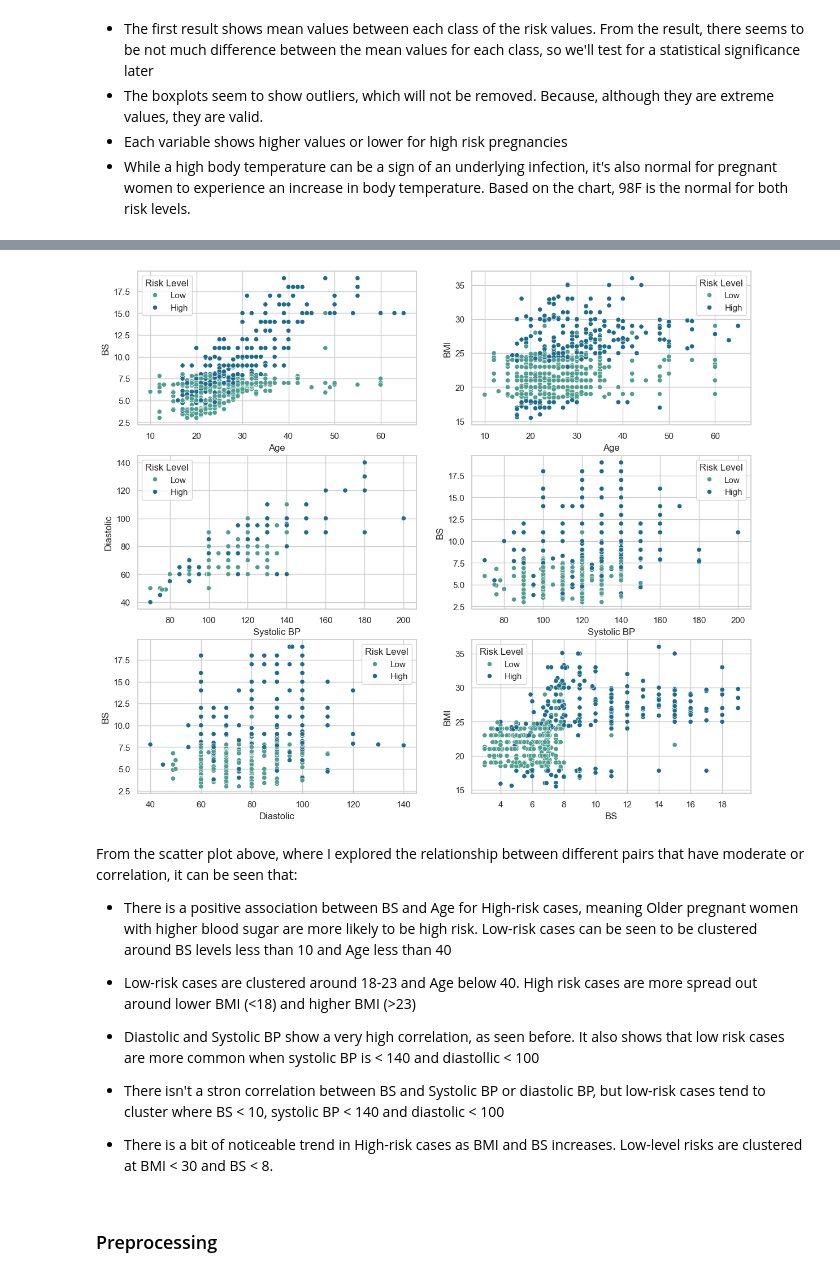
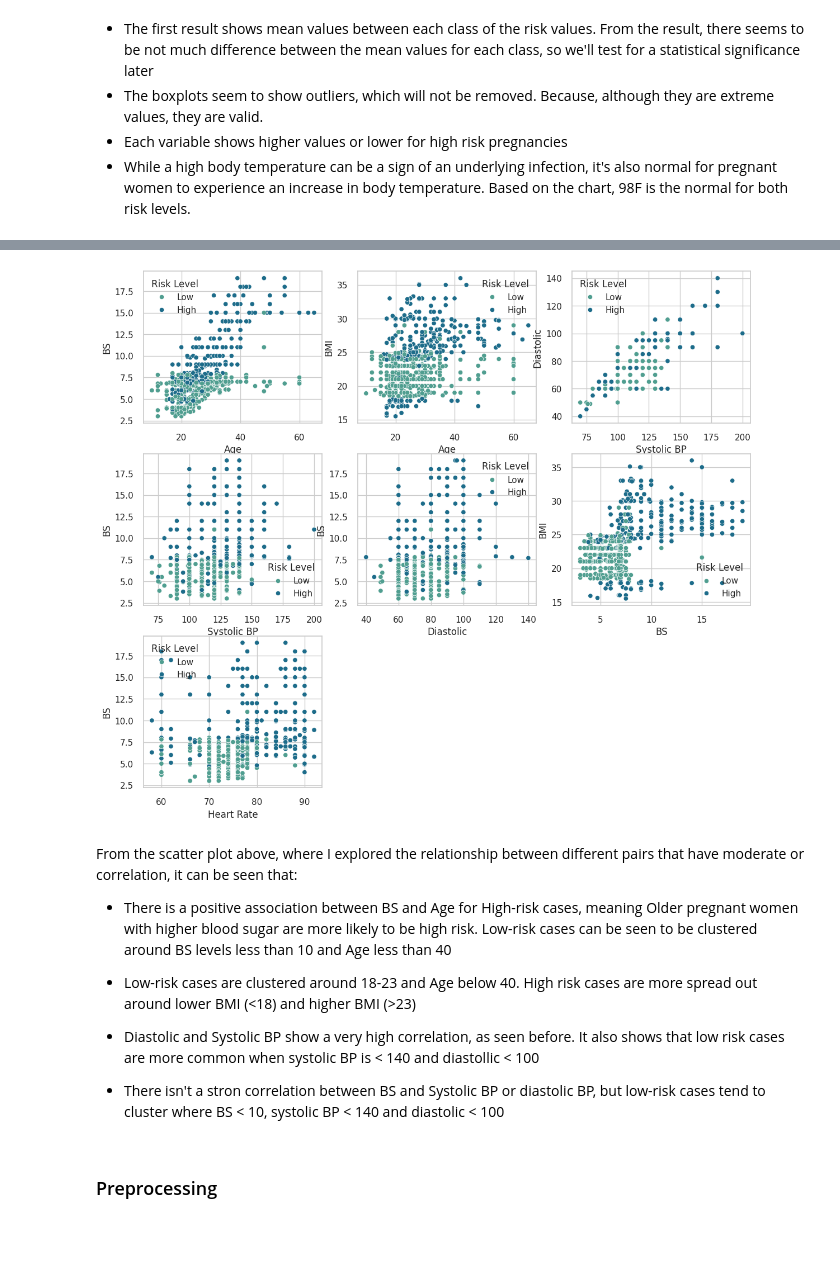
Before and after one commit to Vhickyem/Pregnancy-Risk-Prediction, a Jupyter notebook: code.ipynb, the cells around one changed output, grey strips where cells are left out. Saved outputs shown, nothing was run; the diff lists cells and outputs as text; code cells hidden in the pictures; blank space fills up the shorter version.

```diff
--- a/code.ipynb
+++ b/code.ipynb
@@ -273,7 +379,7 @@ plt.figure(figsize=(15, 12))
 
 for i, col in enumerate(num_cols, 1):
     plt.subplot(3, 3, i)
-    sns.histplot(data=X_train, x=col, kde=True, color="teal")
+    sns.histplot(data=maternal, x=col, kde=True, color="teal")
     plt.title(f"Distribution of each {col}")
     plt.xlabel(col)
     plt.tight_layout()
@@ -296,11 +402,17 @@ plt.figure(figsize=(15, 12))
 
 for i, col in enumerate(cat_cols, 1):
     plt.subplot(2, 2, i)
-    sns.countplot(data=X_train, x=col, hue=y_train, hue_order=["Low", "High"] ,palette="crest")
+    ax = sns.countplot(data=maternal, x=col, hue=y_train, hue_order=["Low", "High"] ,palette="crest")
     plt.title(f"{col} by Risk Level")
     plt.ylabel("Count")
     plt.xlabel(col)
     plt.legend(title="Risk Level")
     plt.tight_layout()
+
+    for p in ax.patches:
+        ax.annotate(f"{p.get_height()}", (p.get_x() + p.get_width() / 2., p.get_height()), ha="center", va="center", fontsize=12, color="black",
+                   xytext=(0,5), textcoords="offset points")
+        height = bar.get_height()
+
 plt.show()
 # %% [output]
@@ -316,7 +431,7 @@ plt.show()
 # use chi-square test to check for statistical significance of the categorical columns to the target variable
 # H0 - There is no significant relationship between each feature and the target variable
 for col in cat_cols:
-    contingency_table = pd.crosstab(X_train[col], y_train)
+    contingency_table = pd.crosstab(maternal[col], y_train)
     chi2, p, dof, expected = chi2_contingency(contingency_table)
 
     print(f"Chi-Square Test for '{col}' vs 'Risk Level':")
@@ -347,13 +462,13 @@ Chi2 =  264.98, p-value = 0.0000000000000000000000000000000000000000000000000000
 # let's compare the numerical columns with the risk level
 
 # compute their mean for each risk level
-print(X_train.groupby(y_train)[num_cols].mean().T)
+print(maternal.groupby(y_train)[num_cols].mean().T)
 
 # plot a boxplot
 plt.figure(figsize=(15, 12))
 for i, col in enumerate(num_cols, 1):
     plt.subplot(3, 3, i)
-    sns.boxplot(data=X_train, x=y_train, y=col, palette="crest")
+    sns.boxplot(data=maternal, x=y_train, y=col, palette="crest")
     plt.title(f"{col} Distribution by Risk Level")
     plt.tight_layout()
 plt.show()
@@ -420,21 +536,22 @@ From the heatmap above, it can be seen that
 # %%
 # plot scatterplots for those features where significant correlations were noticed
 num_pairs = [
     ("Age", "BS"),
     ("Age", "BMI"),
     ("Systolic BP", "Diastolic"),
     ("Systolic BP", "BS"),
     ("Diastolic", "BS"),
-    ("BS", "BMI")]
+    ("BS", "BMI"),
+    ("Heart Rate", "BS")]
 
 plt.figure(figsize=(14, 12))
 for i, (col1, col2) in enumerate(num_pairs, 1):
-    plt.subplot(3, 2 , i)
-    sns.scatterplot(data=X_train, x=col1, y=col2, hue=y_train, palette="crest")
+    plt.subplot(3, 3 , i)
+    sns.scatterplot(data=maternal, x=col1, y=col2, hue=y_train, palette="crest")
 
 plt.show()
 # %% [output]
-[figure, old version]
+[figure, new version]
 # %% [markdown]
 From the scatter plot above, where I explored the relationship between different pairs that have moderate or correlation, it can be seen that:
 
@@ -445,8 +562,6 @@ From the scatter plot above, where I explored the relationship between different
 * Diastolic and Systolic BP show a very high correlation, as seen before. It also shows that low risk cases are more common when systolic BP is < 140 and diastollic < 100
 
 * There isn't a stron correlation between BS and Systolic BP or diastolic BP, but low-risk cases tend to cluster where BS < 10, systolic BP < 140 and diastolic < 100
-
-* There is a bit of noticeable trend in High-risk cases as BMI and BS increases. Low-level risks are clustered at BMI < 30 and BS < 8.
 # %% [markdown]
 ### Preprocessing
 # %% [markdown]
```
Also changed, not shown: parts of 55 cells of this notebook.
